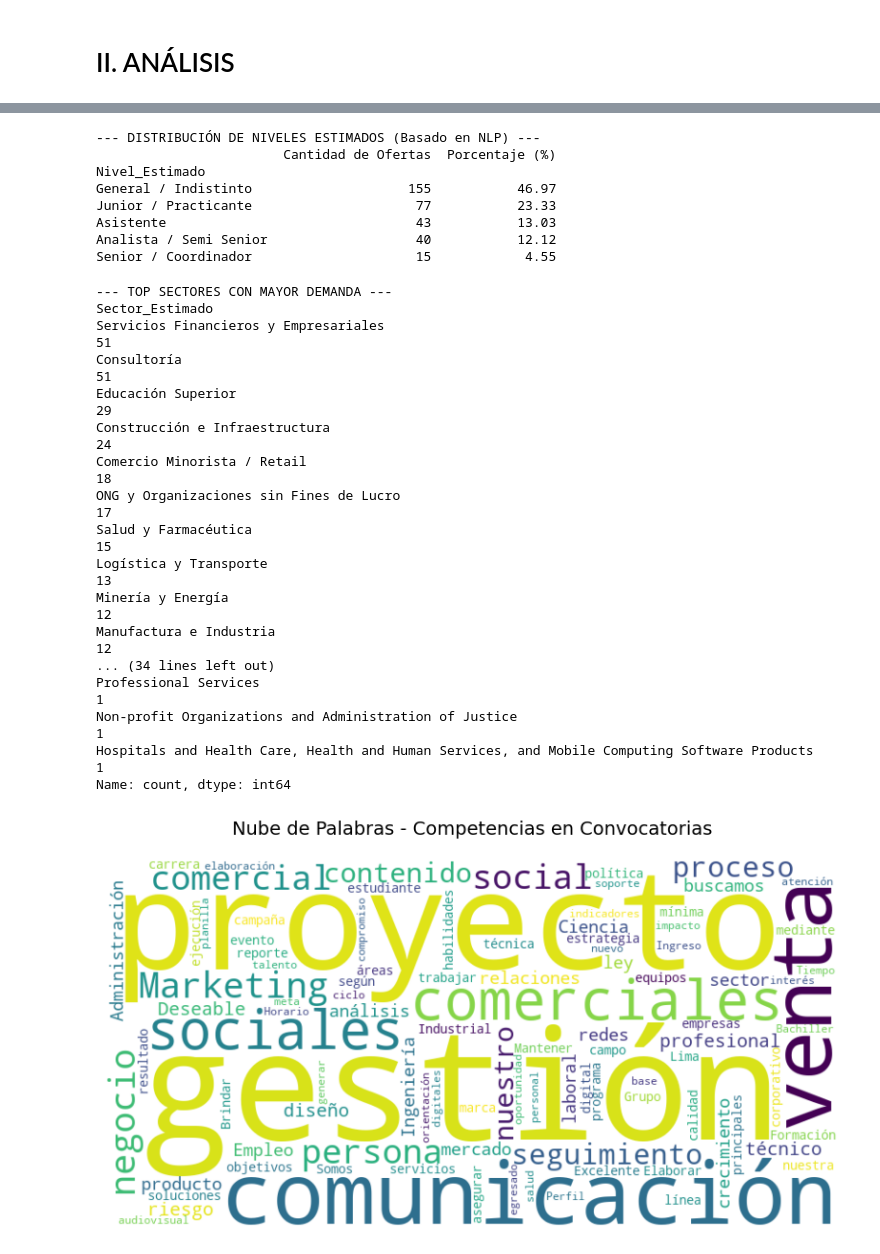
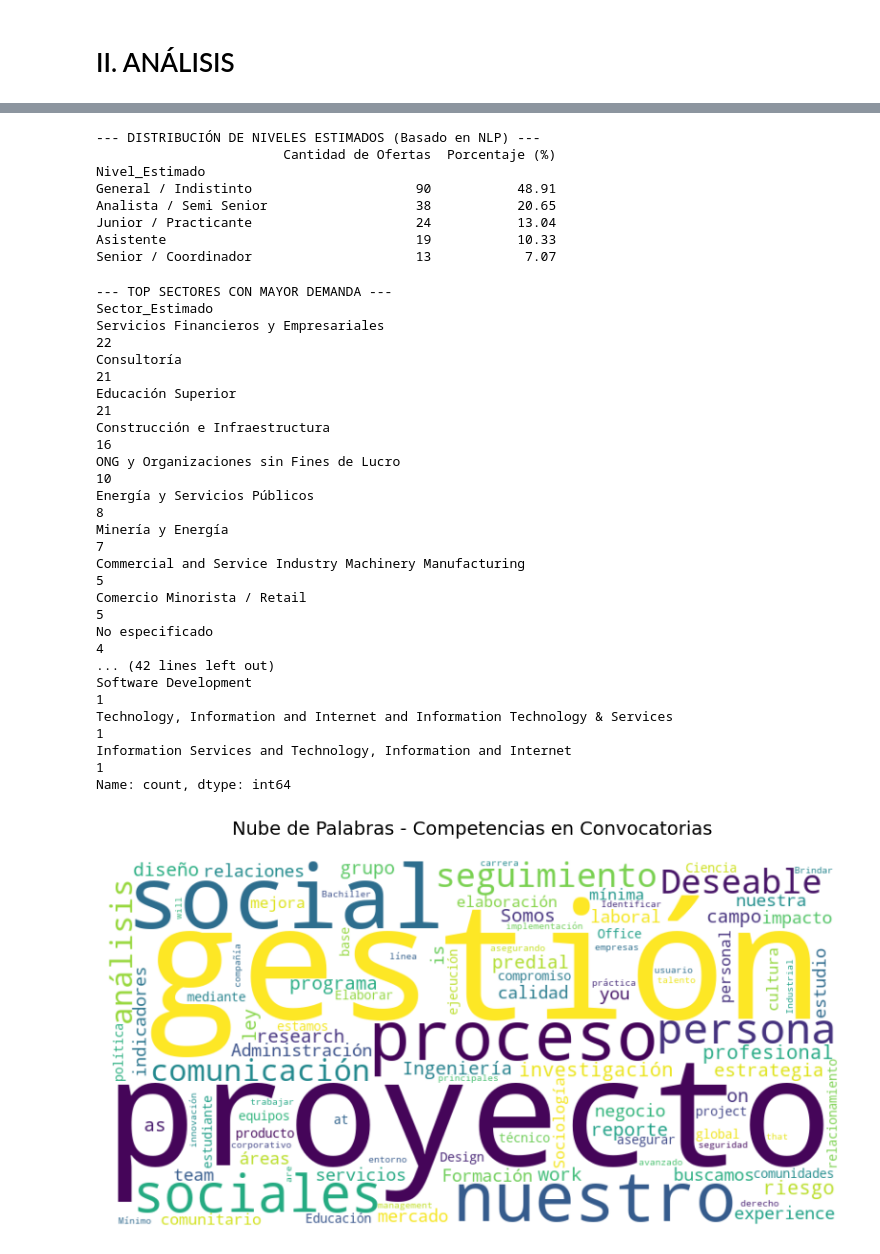
Before and after one commit to ulisesrodas/jobs-scraper-social-sciences, a Jupyter notebook: analisis.ipynb, the cells around one changed output, grey strips where cells are left out. Drawn from its saved outputs; the diff is of its cells as text; code cells hidden in the pictures.

```diff
--- a/analisis.ipynb
+++ b/analisis.ipynb
@@ -60,7 +60,7 @@ print("¡Archivo guardado con éxito como 'convocatorias_linkedin_indeed_filtrad
 # %% [markdown]
 # II. ANÁLISIS
 # %%
-df = pd.read_csv("convocatorias_linkedin_indeed_filtrado.csv", encoding="utf-8")
+df = pd.read_csv("convocatorias_sociales_pe_filtrado.csv", encoding="utf-8")
 df.head(3)
 # %% [output]
 |  | company | date_posted | title | site | location | is_remote | termino_de_busqueda | description | ... |
@@ -101,11 +101,11 @@ print("\n")
 --- DISTRIBUCIÓN DE NIVELES ESTIMADOS (Basado en NLP) ---
                         Cantidad de Ofertas  Porcentaje (%)
 Nivel_Estimado
-General / Indistinto                    155           46.97
-Junior / Practicante                     77           23.33
-Asistente                                43           13.03
-Analista / Semi Senior                   40           12.12
-Senior / Coordinador                     15            4.55
+General / Indistinto                     90           48.91
+Analista / Semi Senior                   38           20.65
+Junior / Practicante                     24           13.04
+Asistente                                19           10.33
+Senior / Coordinador                     13            7.07
 # %%
 def estimar_sector(fila):
     sector_original = fila['company_industry']
@@ -398,20 +398,20 @@ print(df['Sector_Estimado'].value_counts())
 # %% [output]
 --- TOP SECTORES CON MAYOR DEMANDA ---
 Sector_Estimado
-Servicios Financieros y Empresariales                                                           51
-Consultoría                                                                                     51
-Educación Superior                                                                              29
-Construcción e Infraestructura                                                                  24
-Comercio Minorista / Retail                                                                     18
-ONG y Organizaciones sin Fines de Lucro                                                         17
-Salud y Farmacéutica                                                                            15
-Logística y Transporte                                                                          13
-Minería y Energía                                                                               12
-Manufactura e Industria                                                                         12
-... (34 lines left out)
-Professional Services                                                                            1
-Non-profit Organizations and Administration of Justice                                           1
-Hospitals and Health Care, Health and Human Services, and Mobile Computing Software Products     1
+Servicios Financieros y Empresariales                                                           22
+Consultoría                                                                                     21
+Educación Superior                                                                              21
+Construcción e Infraestructura                                                                  16
+ONG y Organizaciones sin Fines de Lucro                                                         10
+Energía y Servicios Públicos                                                                     8
+Minería y Energía                                                                                7
+Commercial and Service Industry Machinery Manufacturing                                          5
+Comercio Minorista / Retail                                                                      5
+No especificado                                                                                  4
+... (42 lines left out)
+Software Development                                                                             1
+Technology, Information and Internet and Information Technology & Services                       1
+Information Services and Technology, Information and Internet                                    1
 Name: count, dtype: int64
 # %%
 texto_total = " ".join(df['description'].astype(str).tolist())
@@ -425,7 +425,7 @@ stopwords_espanol = {
     "desde", "todo", "nos", "durante", "todos", "uno", "les", "ni", "contra",
     "otros", "ese", "eso", "ante", "ellos", "e", "esto", "mí", "antes", "algunos",
     "qué", "unos", "yo", "otro", "otras", "otra", "él", "tanto", "esa", "estos",
-    "mucho", "quienes", "nada", "al", "su", "te", "si", "m"
+    "mucho", "quienes", "nada", "al", "su", "te", "si", "m", "ser",
 }
 
 # 2. Agregamos las palabras adicionales (incluyendo el "ruido" que vimos en image_9fbb78.png)
@@ -440,35 +440,35 @@ palabras_adicionales = {
     "actividades", "nivel", "intermedio", "búsqueda", "participar", "acuerdo",
     "parte", "toda", "apoyar", "coordinar", "cumplir", "gestionar", "desarrollar",
     "realizar", "remoto", "modalidad", "cliente", "clientes", "servicio", "área",
     "información", "datos", "sistema", "sistemas", "herramientas", "manera",
     "capacidad", "objetivo", "organización", "postulación", "oportunidades",
 
     # NUEVO: Conectores en inglés, pronombres sueltos y el símbolo de Soles
-    "and", "s", "the", "in", "of", "to", "tu", "es", "día"
+    "and", "s", "the", "in", "of", "to", "tu", "es", "día", "u", "our", "or", "i", "for", "we", "with"
 }
 
 # Unimos ambas listas
 stopwords_espanol.update(palabras_adicionales)
 
 # 3. Generamos la nube (agregamos collocations=False para evitar frases compuestas)
 wordcloud = WordCloud(
     width=800,
     height=400,
     background_color='white',
     stopwords=stopwords_espanol,
     max_words=100,
     colormap='viridis',
     collocations=False
 ).generate(texto_total)
 
 # 4. Graficamos
 plt.figure(figsize=(10, 5))
 plt.imshow(wordcloud, interpolation='bilinear')
 plt.axis('off')
 plt.title("Nube de Palabras - Competencias en Convocatorias", fontsize=14, pad=20)
 plt.show()
 # %% [output]
-[figure, old version]
+[figure, new version]
 # %%
 habilidades_interes = [
     'excel', 'power bi', 'spss', 'stata', 'rstudio', 'python', 'qgis', 'arcgis',
```
Also changed, not shown: parts of 8 cells of this notebook, 5 other files.
